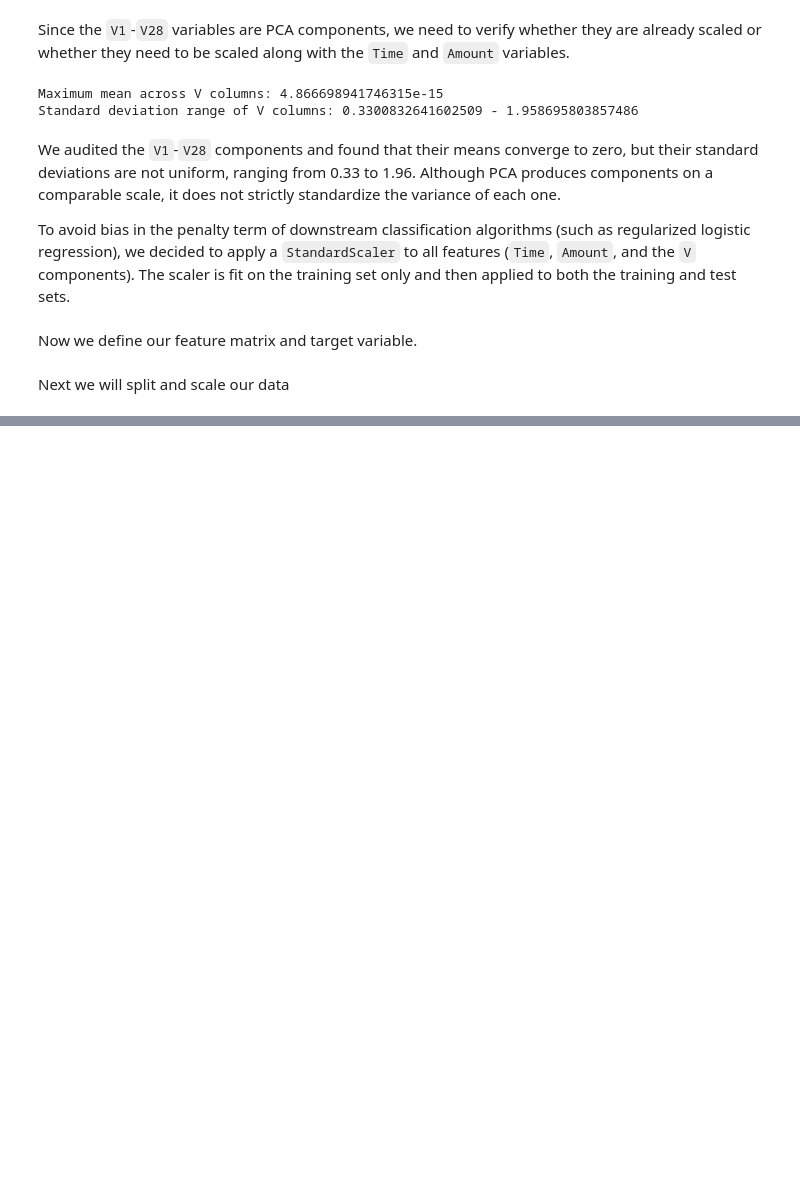
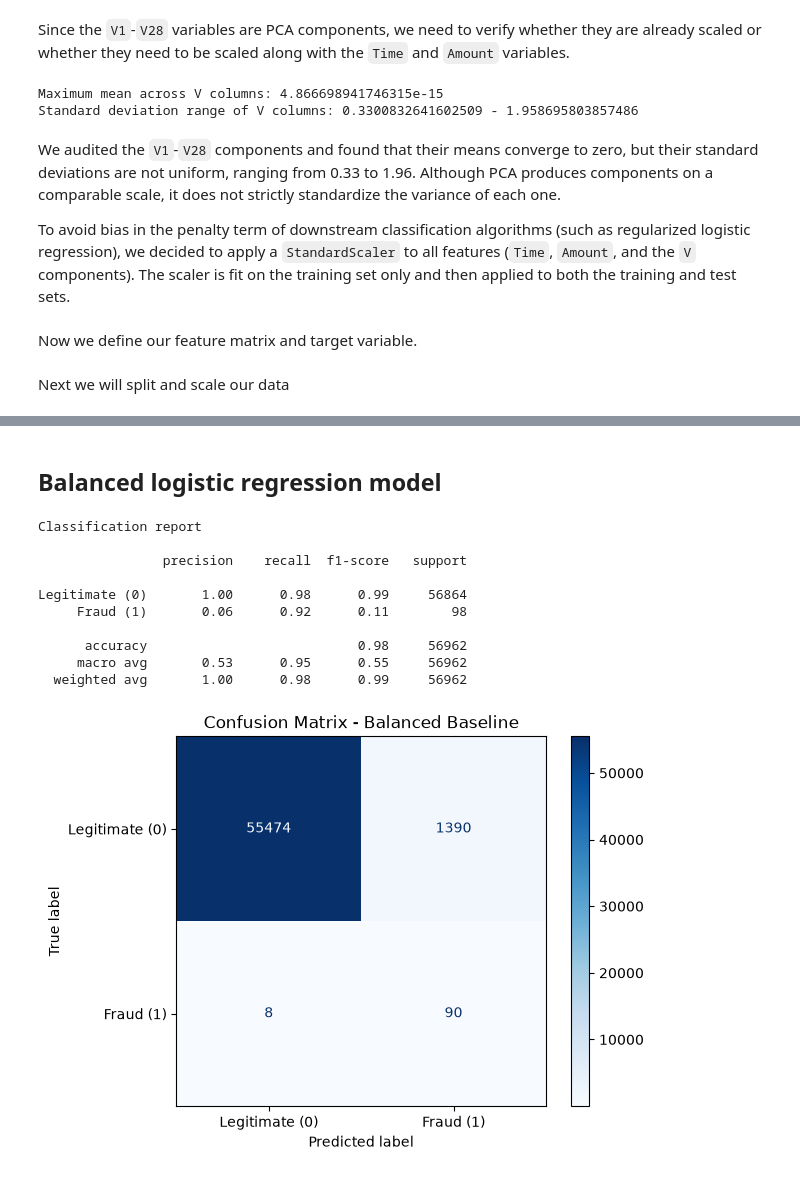
Before and after one commit to sgcuervo/credit-card-fraud-detection, a Jupyter notebook: credit-card-fraud-detection.ipynb, the cells around one changed output, grey strips where cells are left out. Saved outputs shown, nothing was run; the diff lists cells and outputs as text; code cells hidden in the pictures; blank space fills up the shorter version.

```diff
--- a/credit-card-fraud-detection.ipynb
+++ b/credit-card-fraud-detection.ipynb
@@ -232,0 +270,34 @@ X_test = scaler.transform(X_test)
+# %% [markdown]
+## Balanced logistic regression model
+# %%
+# Model training
+balanced_baseline = LogisticRegression(random_state=42, class_weight="balanced")
+balanced_baseline.fit(X_train, y_train)
+
+# Model predictions
+y_pred_balanced = balanced_baseline.predict(X_test)
+
+# Classification report
+print("Classification report")
+print()
+print(classification_report(y_test, y_pred_balanced, target_names=['Legitimate (0)', 'Fraud (1)']))
+
+# Confusion Matrix
+balanced_cm = confusion_matrix(y_test, y_pred_balanced)
+disp = ConfusionMatrixDisplay(confusion_matrix=balanced_cm, display_labels=['Legitimate (0)', 'Fraud (1)'])
+
+disp.plot(cmap=plt.cm.Blues)
+plt.title("Confusion Matrix - Balanced Baseline")
+plt.show()
+# %% [output]
+Classification report
+
+                precision    recall  f1-score   support
+
+Legitimate (0)       1.00      0.98      0.99     56864
+     Fraud (1)       0.06      0.92      0.11        98
+
+      accuracy                           0.98     56962
+     macro avg       0.53      0.95      0.55     56962
+  weighted avg       1.00      0.98      0.99     56962
+[figure, added]
```
Also changed, not shown: parts of 5 cells of this notebook.
